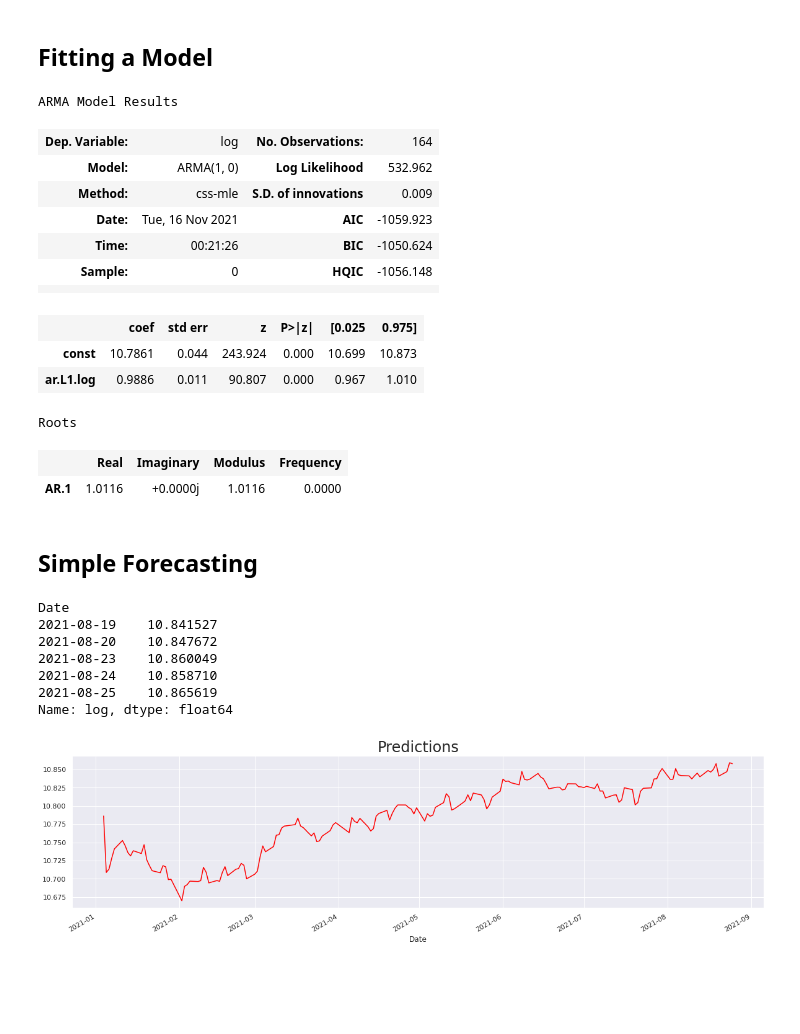
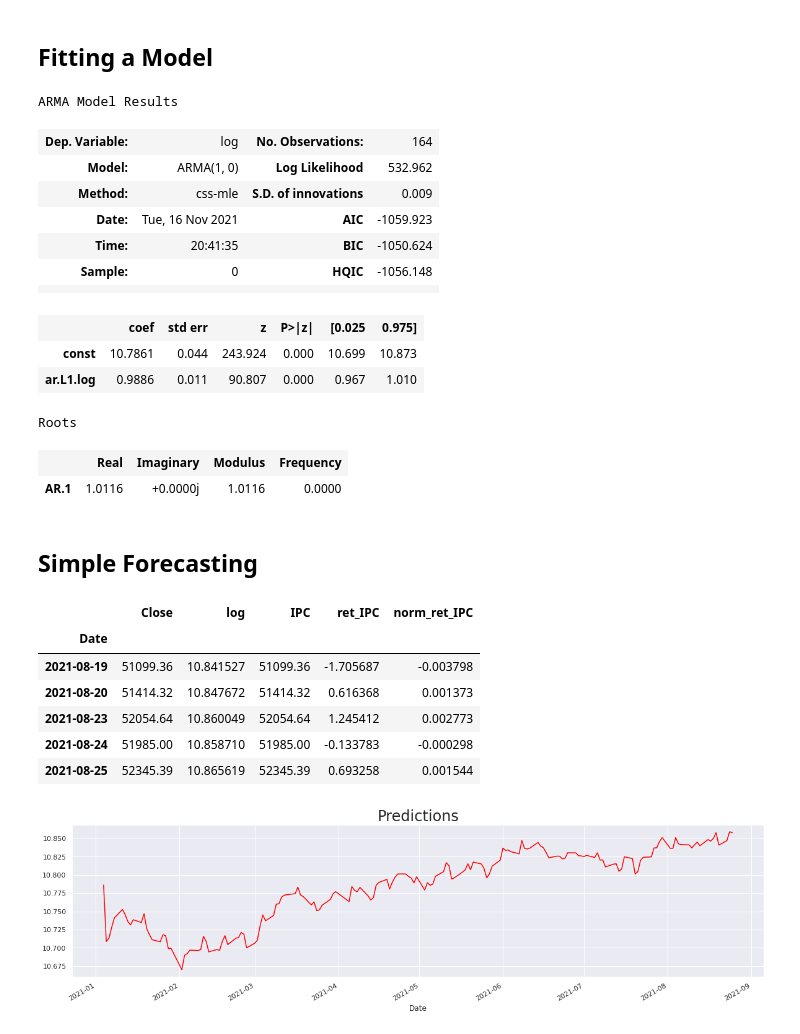
Before and after one commit to jjsalazarr/curso-series-temporales, a Jupyter notebook: 12. Prediciendo el futuro/Python/16_PrediciendoFuturo.ipynb, the cells around one changed output. Cells and saved outputs as stored; diff of their text form; code cells hidden in the pictures; blank space fills up the shorter version.

```diff
--- a/12. Prediciendo el futuro/Python/16_PrediciendoFuturo.ipynb
+++ b/12. Prediciendo el futuro/Python/16_PrediciendoFuturo.ipynb
@@ -106,6 +106,6 @@ df_comp.head()
 ## Splitting the Data
 # %%
 size = int(len(df_comp.log)*0.8)
-df, df.test = df_comp.log.iloc[:size], df_comp.log.iloc[size:]
+df, df_test = df_comp.iloc[:size], df_comp.iloc[size:]
 df.head()
 # %% [output]
@@ -149,16 +149,16 @@ Name: log, dtype: float64
 # %% [markdown]
 ## Fitting a Model
 # %%
-model_ar = ARIMA(df, order = (1,0,0))
+model_ar = ARIMA(df.log, order = (1,0,0))
 results_ar = model_ar.fit()
 results_ar.summary()
 # %% [output]
 ARMA Model Results
 | Dep. Variable: | log | No. Observations: | 164 |
 | Model: | ARMA(1, 0) | Log Likelihood | 532.962 |
 | Method: | css-mle | S.D. of innovations | 0.009 |
 | Date: | Tue, 16 Nov 2021 | AIC | -1059.923 |
-| Time: | 00:21:26 | BIC | -1050.624 |
+| Time: | 20:41:35 | BIC | -1050.624 |
 | Sample: | 0 | HQIC | -1056.148 |
 |  |  |  |  |
 |  | coef | std err | z | P>|z| | [0.025 | 0.975] |
@@ -172,13 +172,13 @@ Roots
 # %%
 df.tail()
 # %% [output]
-Date
-2021-08-19    10.841527
-2021-08-20    10.847672
-2021-08-23    10.860049
-2021-08-24    10.858710
-2021-08-25    10.865619
-Name: log, dtype: float64
+|  | Close | log | IPC | ret_IPC | norm_ret_IPC |
+| Date |  |  |  |  |  |
+| 2021-08-19 | 51099.36 | 10.841527 | 51099.36 | -1.705687 | -0.003798 |
+| 2021-08-20 | 51414.32 | 10.847672 | 51414.32 | 0.616368 | 0.001373 |
+| 2021-08-23 | 52054.64 | 10.860049 | 52054.64 | 1.245412 | 0.002773 |
+| 2021-08-24 | 51985.00 | 10.858710 | 51985.00 | -0.133783 | -0.000298 |
+| 2021-08-25 | 52345.39 | 10.865619 | 52345.39 | 0.693258 | 0.001544 |
 # %%
 # create variables that will help us change the periods easily instead of typing them up every time
 # make sure the start and end dates are business days, otherwise the code will result in an error
```
Also changed, not shown: parts of 11 cells of this notebook.
